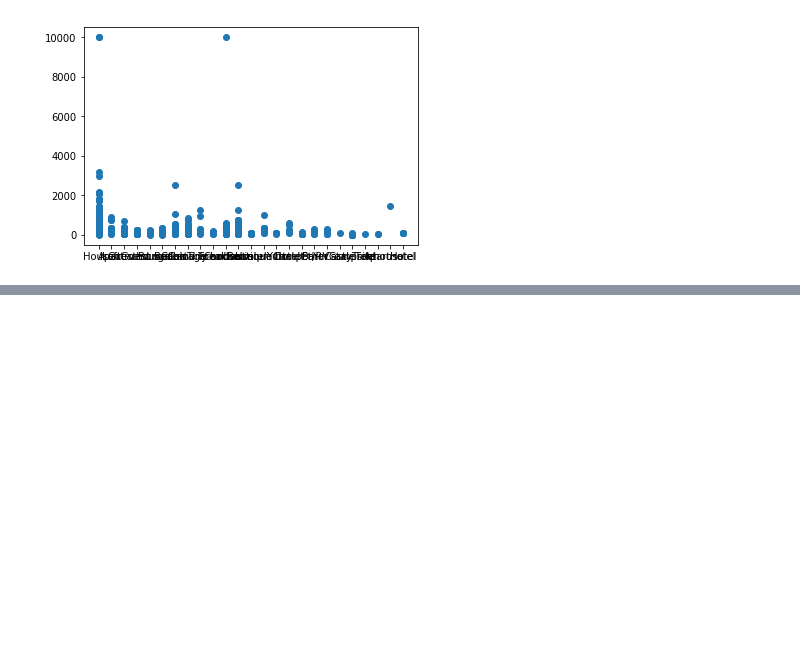
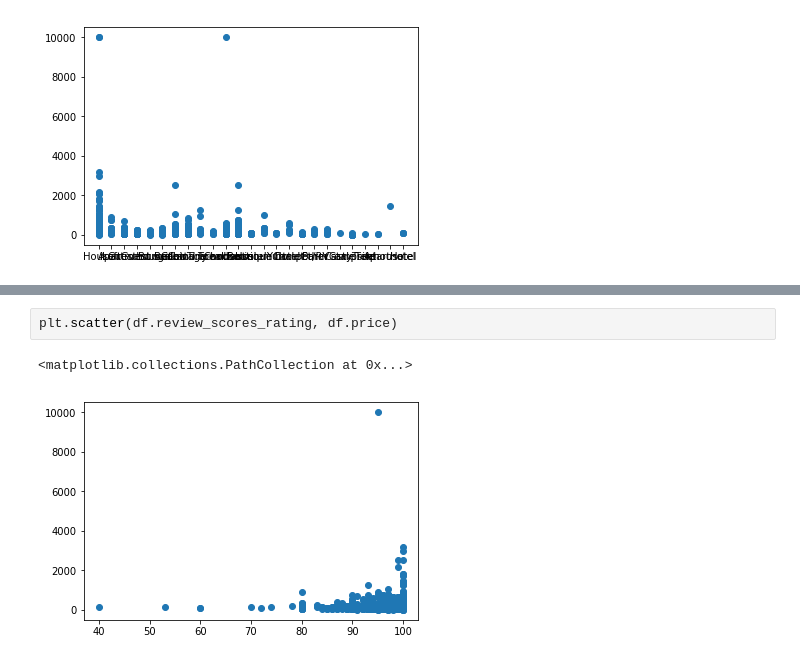
Before and after one commit to xandramichel/Springboard, a Jupyter notebook: Capstone1/Capstone Data Wrangling.ipynb, the cells around one changed output, grey strips where cells are left out. Drawn from its saved outputs; the diff is of its cells as text; blank space fills up the shorter version.

```diff
--- a/Capstone1/Capstone Data Wrangling.ipynb
+++ b/Capstone1/Capstone Data Wrangling.ipynb
@@ -110,0 +185,5 @@ plt.scatter(df.property_type, df.price)
+# %%
+plt.scatter(df.review_scores_rating, df.price)
+# %% [output]
+<matplotlib.collections.PathCollection at 0x...>
+[figure, added]
```
Also changed, not shown: parts of 12 cells of this notebook.
